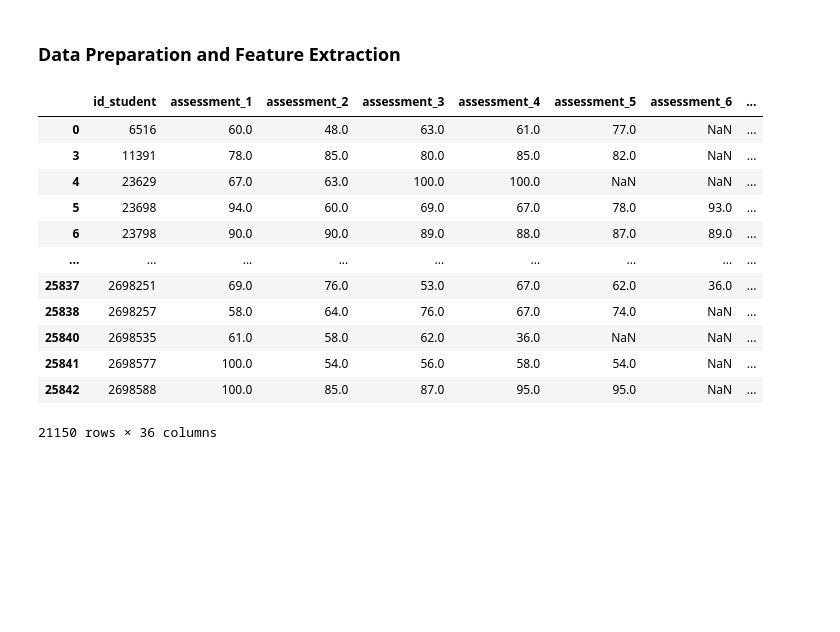
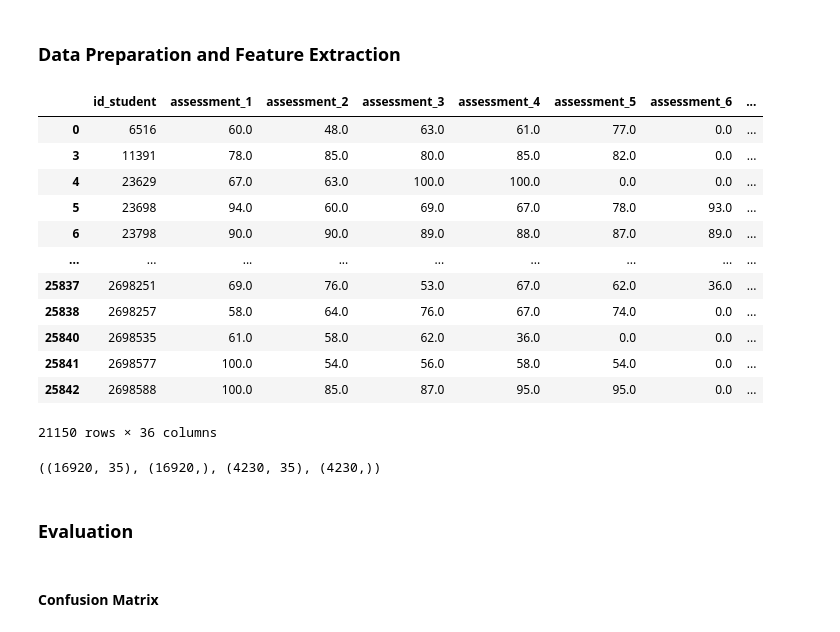
Before and after one commit to FaiZaman/Early-Identification-of-Failing-Students, a Jupyter notebook: Predicting Failing Students.ipynb, the cells around one changed output. Saved outputs shown, nothing was run; the diff lists cells and outputs as text; code cells hidden in the pictures; blank space fills up the shorter version.

```diff
--- a/Predicting Failing Students.ipynb
+++ b/Predicting Failing Students.ipynb
@@ -179,18 +184,27 @@ encoded_StudentData['age_band'] = encoded_StudentData['age_band'].map(age_labels
 # %%
 final_result_column = encoded_StudentData.pop('final_result')
 encoded_StudentData['final_result'] = final_result_column
+encoded_StudentData = encoded_StudentData.fillna(value=0)
 encoded_StudentData
 # %% [output]
 |  | id_student | assessment_1 | assessment_2 | assessment_3 | assessment_4 | assessment_5 | assessment_6 | ... |
-| 0 | 6516 | 60.0 | 48.0 | 63.0 | 61.0 | 77.0 | NaN | ... |
-| 3 | 11391 | 78.0 | 85.0 | 80.0 | 85.0 | 82.0 | NaN | ... |
-| 4 | 23629 | 67.0 | 63.0 | 100.0 | 100.0 | NaN | NaN | ... |
+| 0 | 6516 | 60.0 | 48.0 | 63.0 | 61.0 | 77.0 | 0.0 | ... |
+| 3 | 11391 | 78.0 | 85.0 | 80.0 | 85.0 | 82.0 | 0.0 | ... |
+| 4 | 23629 | 67.0 | 63.0 | 100.0 | 100.0 | 0.0 | 0.0 | ... |
 | 5 | 23698 | 94.0 | 60.0 | 69.0 | 67.0 | 78.0 | 93.0 | ... |
 | 6 | 23798 | 90.0 | 90.0 | 89.0 | 88.0 | 87.0 | 89.0 | ... |
 | ... | ... | ... | ... | ... | ... | ... | ... | ... |
 | 25837 | 2698251 | 69.0 | 76.0 | 53.0 | 67.0 | 62.0 | 36.0 | ... |
-| 25838 | 2698257 | 58.0 | 64.0 | 76.0 | 67.0 | 74.0 | NaN | ... |
-| 25840 | 2698535 | 61.0 | 58.0 | 62.0 | 36.0 | NaN | NaN | ... |
-| 25841 | 2698577 | 100.0 | 54.0 | 56.0 | 58.0 | 54.0 | NaN | ... |
-| 25842 | 2698588 | 100.0 | 85.0 | 87.0 | 95.0 | 95.0 | NaN | ... |
+| 25838 | 2698257 | 58.0 | 64.0 | 76.0 | 67.0 | 74.0 | 0.0 | ... |
+| 25840 | 2698535 | 61.0 | 58.0 | 62.0 | 36.0 | 0.0 | 0.0 | ... |
+| 25841 | 2698577 | 100.0 | 54.0 | 56.0 | 58.0 | 54.0 | 0.0 | ... |
+| 25842 | 2698588 | 100.0 | 85.0 | 87.0 | 95.0 | 95.0 | 0.0 | ... |
 21150 rows × 36 columns
+# %%
+data = encoded_StudentData.drop(['final_result'], axis=1)
+labels = encoded_StudentData['final_result'].values
+
+X_train, X_test, y_train, y_test = train_test_split(data, labels, test_size=0.2, random_state=0)
+X_train.shape, y_train.shape, X_test.shape, y_test.shape
+# %% [output]
+((16920, 35), (16920,), (4230, 35), (4230,))
@@ -196,0 +220,4 @@ encoded_StudentData
+# %% [markdown]
+### Evaluation
+# %% [markdown]
+#### Confusion Matrix
```
Also changed, not shown: parts of 10 cells of this notebook.
